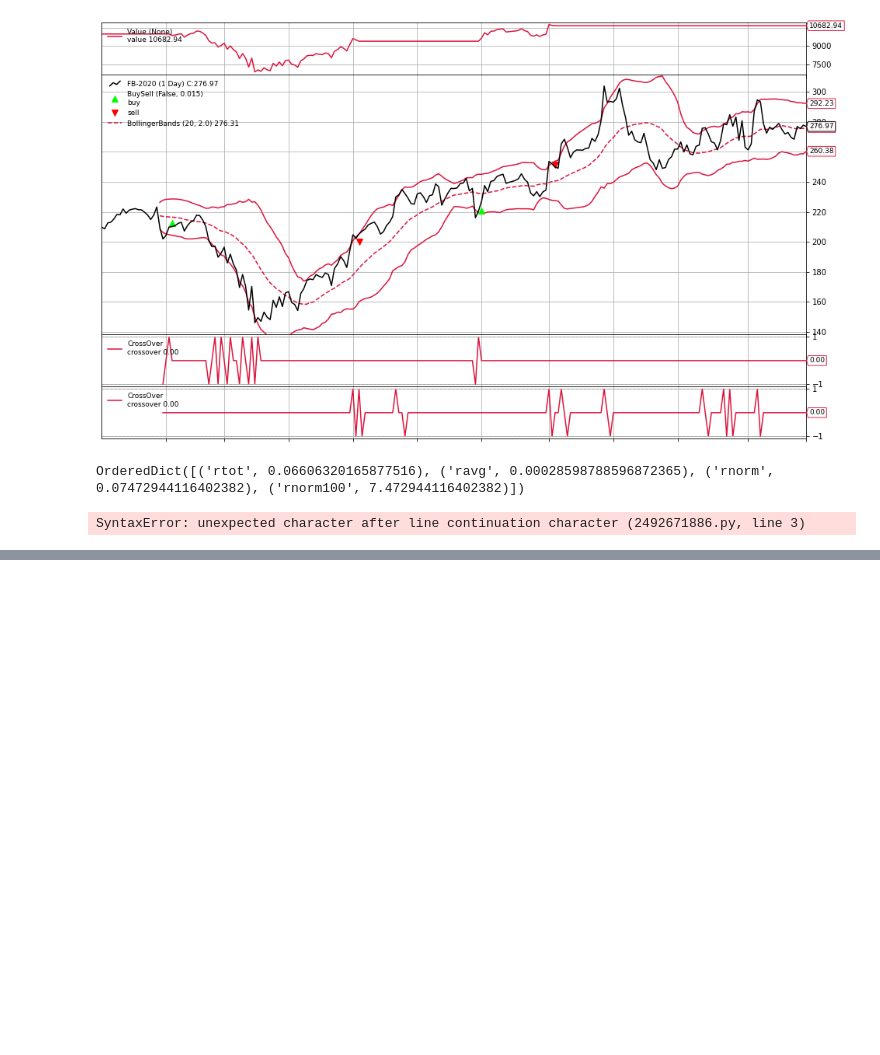
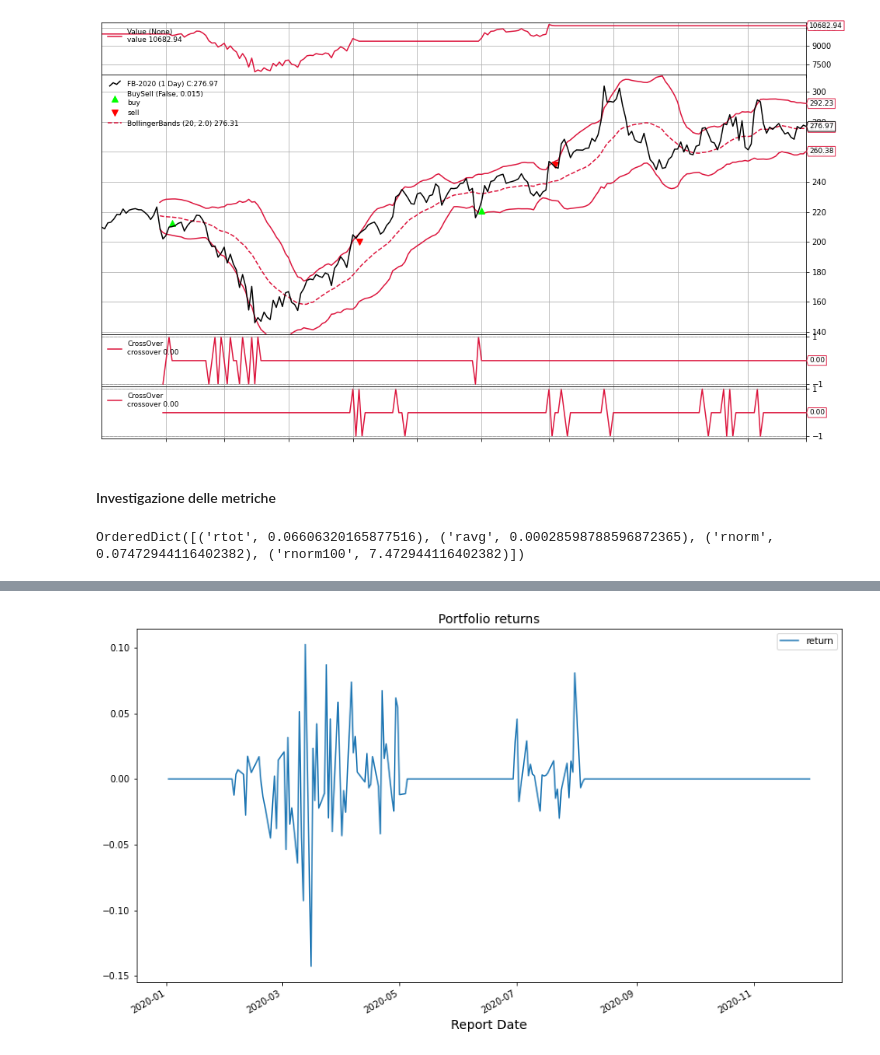
Before and after one commit to tommcamm/BISF-Project, a Jupyter notebook: python/Notebook del progetto.ipynb, the cells around one changed output, grey strips where cells are left out. Saved outputs shown, nothing was run; the diff lists cells and outputs as text; code cells hidden in the pictures; blank space fills up the shorter version.

```diff
--- a/python/Notebook del progetto.ipynb
+++ b/python/Notebook del progetto.ipynb
@@ -2155,6 +2155,8 @@ plt.show()
 [interactive output not drawn]
 [interactive output not drawn]
 [figure]
+# %% [markdown]
+#### Investigazione delle metriche
 # %%
 print(backtest_result[0].analyzers.returns.get_analysis())
 # %% [output]
@@ -2162,8 +2164,9 @@ OrderedDict([('rtot', 0.06606320165877516), ('ravg', 0.00028598788596872365), ('
 # %%
 returns_dict = backtest_result[0].analyzers.time_return.get_analysis()
 returns_df = pd.DataFrame(list(returns_dict.items()),
-columns = ['report_date', 'return']) \
-.set_index('report_date')
+columns = ['report_date', 'return']).set_index('report_date')
 returns_df.plot(title='Portfolio returns')
+plt.title("Portfolio returns", fontsize=14)
+plt.xlabel("Report Date", fontsize=14)
+plt.show()
 # %% [output]
-SyntaxError: unexpected character after line continuation character (2492671886.py, line 3)
@@ -2169,0 +2175 @@ SyntaxError: unexpected character after line continuation character (2492671886.
+[figure, added]
```
Also changed, not shown: parts of 24 cells of this notebook, 4 other files.
